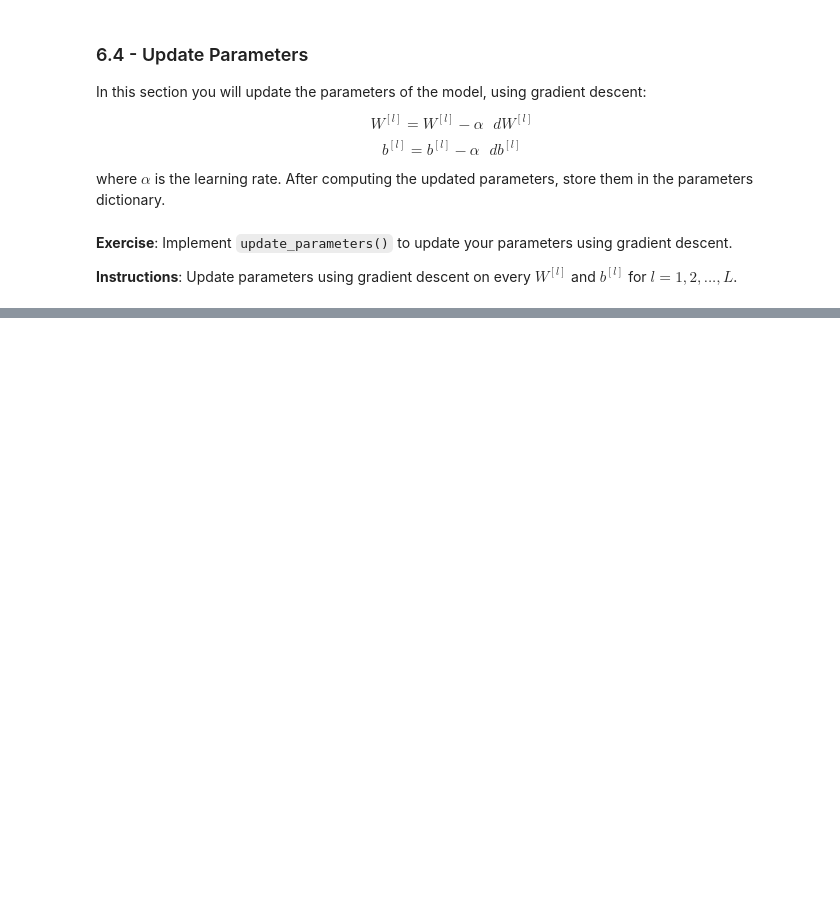
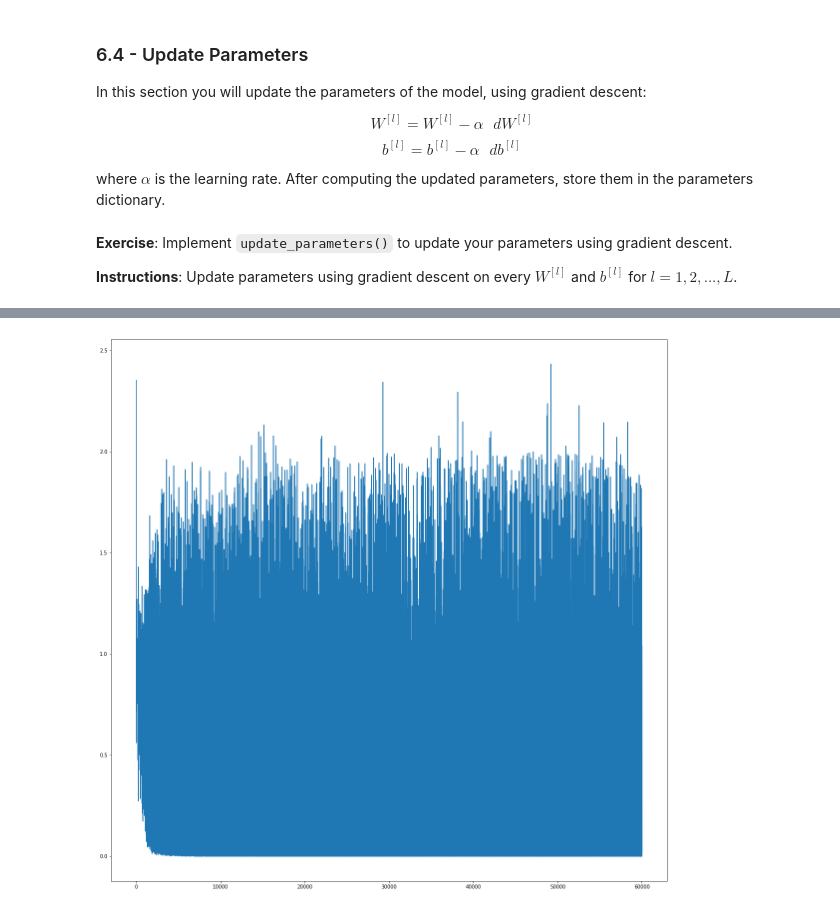
Before and after one commit to ssaru/Deeplearning-from-scratch, a Jupyter notebook: MLP_MNIST tutorial.ipynb, the cells around one changed output, grey strips where cells are left out. Drawn from its saved outputs; the diff is of its cells as text; code cells hidden in the pictures; blank space fills up the shorter version.

```diff
--- a/MLP_MNIST tutorial.ipynb
+++ b/MLP_MNIST tutorial.ipynb
@@ -1571,6 +1603,15 @@ def linear_activation_forward(A_prev, W, b, activation):
         Z, linear_cache = linear_forward(A_prev, W, b)
         A, activation_cache = relu(Z)
 
+    elif activation == "tanh":
+        # Inputs: "A_prev, W, b". Outputs: "A, activation_cache".
+        Z, linear_cache = linear_forward(A_prev, W, b)
+        A, activation_cache = tanh(Z)
+
+    elif activation == "softmax":
+        Z, linear_cache = linear_forward(A_prev, W, b)
+        A, activation_cache = softmax(Z)
+
     assert (A.shape == (W.shape[0], A_prev.shape[1]))
     cache = (linear_cache, activation_cache)
 
@@ -1734,7 +1775,7 @@ def compute_cost(AL, Y):
 
     # Compute loss from aL and y.
     ### START CODE HERE ### (≈ 1 lines of code)
-    cost = (-1 / m) * np.sum(np.multiply(Y, np.log(AL)) + np.multiply(1 - Y, np.log(1 - AL)))
+    cost = (-1 / m) * np.sum(np.multiply(Y, np.log(AL+sys.float_info.epsilon)) + np.multiply(1 - Y, np.log(1 - AL+sys.float_info.epsilon)))
 
     ### END CODE HERE ###
 
@@ -1959,6 +2000,12 @@ def sigmoid_backward(dA, activation_cache):
     #print("activation_cache : {}".format(activation_cache))
     #print("activation_cache type : {}".format(activation_cache.dtype))
     return np.multiply(dA, activation_cache)
+
+def tanh_backward(dA, activation_cache):
+    return np.multiply(dA, activation_cache)
+
+def softmax_backward(dA, activation_cache):
+    return np.multiply(dA, activation_cache)
 # %%
 # GRADED FUNCTION: linear_activation_backward
 
@@ -1988,6 +2035,12 @@ def linear_activation_backward(dA, cache, activation):
         dZ = sigmoid_backward(dA, activation_cache)
         ### END CODE HERE ###
 
+    elif activation == "tanh":
+        dZ = tanh_backward(dA, activation_cache)
+
+    elif activation == "softmax":
+        dZ = softmax_backward(dA, activation_cache)
+
     # Shorten the code
     dA_prev, dW, db = linear_backward(dZ, linear_cache)
 
@@ -2245,0 +2386,6 @@ W1 = [[ 0.21954256  0.11625147 -0.13280981 ..., -0.08352674 -0.08580864
+# %%
+x = np.arange(epoch*num_train_data)
+plt.plot(x, Error)
+plt.show()
+# %% [output]
+[figure, added]
```
Also changed, not shown: parts of 13 cells of this notebook.
